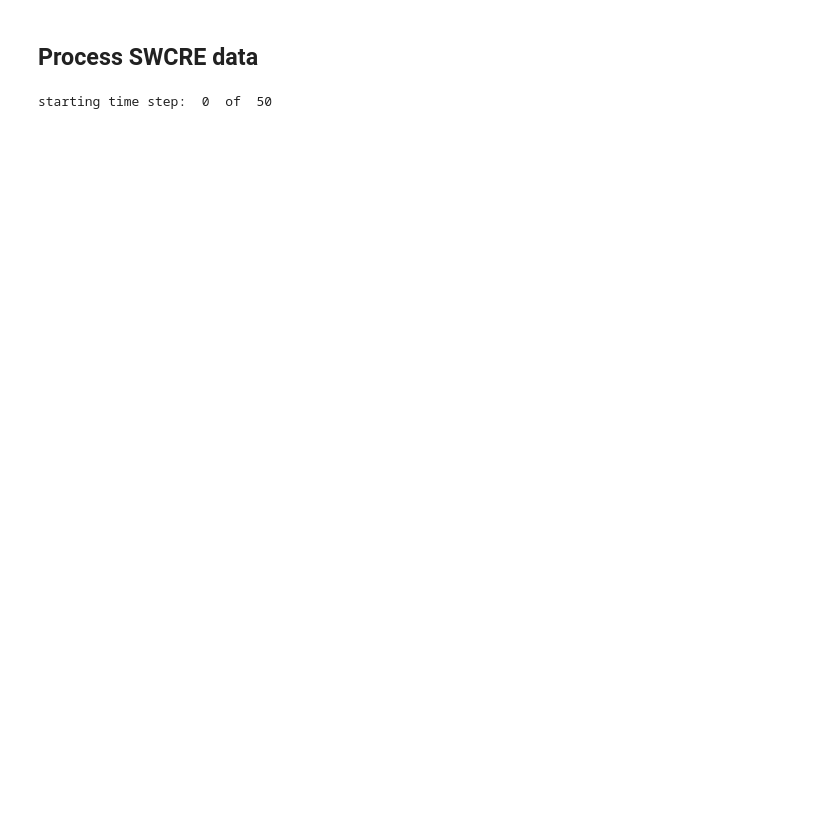
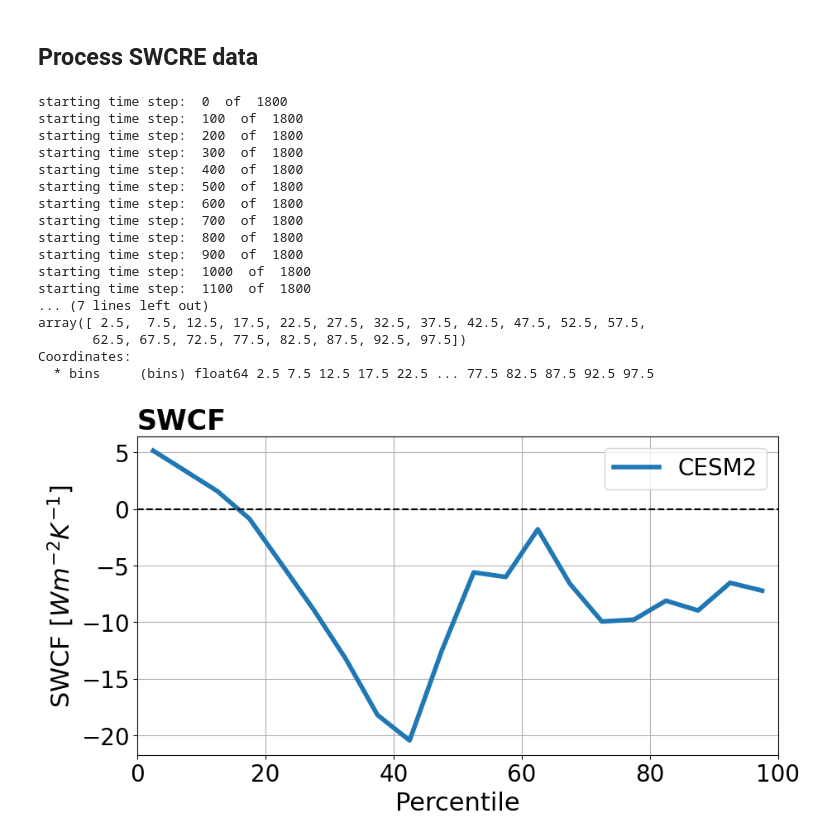
Before and after one commit to zacespinosa/tropical_pacific_clouds, a Jupyter notebook: SSTsharp.ipynb, the cells around one changed output. Saved outputs shown, nothing was run; the diff lists cells and outputs as text; code cells hidden in the pictures; blank space fills up the shorter version.

Commit message:
SSTsharp works and automated

```diff
--- a/SSTsharp.ipynb
+++ b/SSTsharp.ipynb
@@ -381,7 +409,6 @@ def apply_SSTsharp_to_SWCRE(da: xr.DataArray, prctl_bins: np.ndarray, ds_sharp:
             sharp (xr.DataArray)[time]: The average of binanom_bar over the warmest 30% at each time step
             flat (xr.DataArray)[time]:  The average of binanom_bar over the coldest 30% at each time step
     """
-
     ntime, nlon = da.shape
     nbins = len(prctl_bins)
 
@@ -417,12 +444,21 @@ def apply_SSTsharp_to_SWCRE(da: xr.DataArray, prctl_bins: np.ndarray, ds_sharp:
     TMean = np.nanmean(binanom, axis=1)[:, None]
     # Calculate binanom_bar
     binanom_bar = binanom - TMean
+
     # Calculate SWCREsharp
-    sharpThreshold = np.where(prctl_bins==30)[0][0]+1
-    sharp = np.nansum(binanom_bar[:,:sharpThreshold]*binwts[:,:sharpThreshold],1) / np.nansum(binwts[:,:sharpThreshold],1)
+
+    ## This is Mark's method for calculating sharp and flat - probably correct but I don't full understand the thersholding
+    # sharpThreshold = np.where(prctl_bins==30)[0][0]+1
+    # sharp = np.nansum(binanom_bar[:,:sharpThreshold]*binwts[:,:sharpThreshold],1) / np.nansum(binwts[:,:sharpThreshold],1)
+    # flatThreshold = np.where(prctl_bins==75)[0][0]
+    # flat = np.nansum(binanom_bar[:,flatThreshold:]*binwts[:,flatThreshold:],1) / np.nansum(binwts[:,flatThreshold:],1)
+
+    ## This is my method for calculating sharp and flat - I ignore weighting and just take the mean over the bins
+    sharpThreshold = np.where(prctl_bins >= 70)[0]
+    sharp = np.nanmean(binanom_bar[:,sharpThreshold],axis=1)
     # Calculate SWCREflat
-    flatThreshold = np.where(prctl_bins==75)[0][0]
-    flat = np.nansum(binanom_bar[:,flatThreshold:]*binwts[:,flatThreshold:],1) / np.nansum(binwts[:,flatThreshold:],1)
+    flatThreshold = np.where(prctl_bins <= 30)[0]
+    flat = np.nanmean(binanom_bar[:,flatThreshold],axis=1)
 
     TMean = TMean.squeeze()
 
@@ -589,42 +633,68 @@ def calculate_SWCREsharp(save: bool = False, testing: bool = False) -> xr.Datase
     swcre = swcre.bounds.add_bounds("X")
     swcre = swcre.bounds.add_bounds("Y")
     swcre = swcre.sel(lat=slice(-8, 8), lon=slice(110, 225)).spatial.average("swcre", axis="Y")["swcre"]
+    swcre.load()
 
     models = swcre.model.values
-    swcre = {}
+    swcre_sharp, swcf_sharp = {}, {}
     for _, model in enumerate(models):
+        # model = "CESM2"
         try:
             # Load SSTsharp package
             ds_sharp = xr.open_dataset(f"data/sharp/SSTsharp_{model}.nc")
 
             swcre_model = swcre.sel(model=model)
+
             if testing:
-                swcre_model = swcre.isel(time=slice(0,50))
+                swcre_model = swcre_model.isel(time=slice(0,1800))
             swcre_model = apply_SSTsharp_to_SWCRE(
                 da=swcre_model,
                 ds_sharp=ds_sharp,
                 prctl_bins=prctl_bins,
                 model=model
             )
 
             # Save SWCREsharp
             if save:
                 swcre_model.to_netcdf(f"data/sharp/SWCREsharp_{model}.nc")
 
             # Calculate SWCF
-            swcf = calculate_swcf_percentiles(SSTsharp=ds_sharp, SWCREsharp=swcre_model)
+            swcf_sharp[model] = calculate_swcf_percentiles(SSTsharp=ds_sharp, SWCREsharp=swcre_model)
+            plot_swcf(swcf=swcf_sharp[model], model=model)
 
             # Save SWCF
             if save:
-                swcf.to_netcdf(f"data/sharp/SWCF_{model}.nc")
+                swcf_sharp[model].to_netcdf(f"data/sharp/SWCF_{model}.nc")
 
-            swcre[model] = swcre_model
+            swcre_sharp[model] = swcre_model
+
+            if save:
+                create_swcre_percentile_figures(swcre_model, model=model)
 
         except Exception as e:
-            print(e)
+            print(model, e)
 
-    return swcre
+        return swcre_sharp
+
+    return swcre_sharp
 
 swcre = calculate_SWCREsharp(save=True, testing=True)
 # %% [output]
-starting time step:  0  of  50
+starting time step:  0  of  1800
+starting time step:  100  of  1800
+starting time step:  200  of  1800
+starting time step:  300  of  1800
+starting time step:  400  of  1800
+starting time step:  500  of  1800
+starting time step:  600  of  1800
+starting time step:  700  of  1800
+starting time step:  800  of  1800
+starting time step:  900  of  1800
+starting time step:  1000  of  1800
+starting time step:  1100  of  1800
+... (7 lines left out)
+array([ 2.5,  7.5, 12.5, 17.5, 22.5, 27.5, 32.5, 37.5, 42.5, 47.5, 52.5, 57.5,
+       62.5, 67.5, 72.5, 77.5, 82.5, 87.5, 92.5, 97.5])
+Coordinates:
+  * bins     (bins) float64 2.5 7.5 12.5 17.5 22.5 ... 77.5 82.5 87.5 92.5 97.5
+[figure, added]
```
Also changed, not shown: parts of 11 cells of this notebook, 8 other files.
